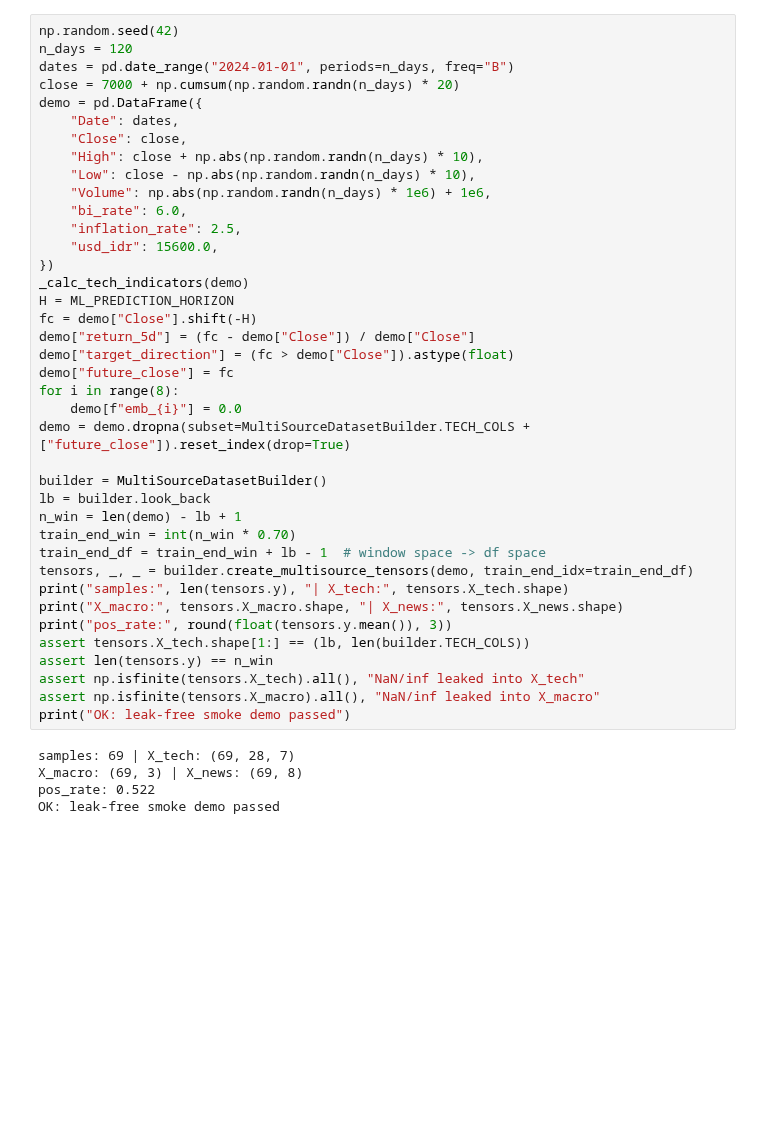
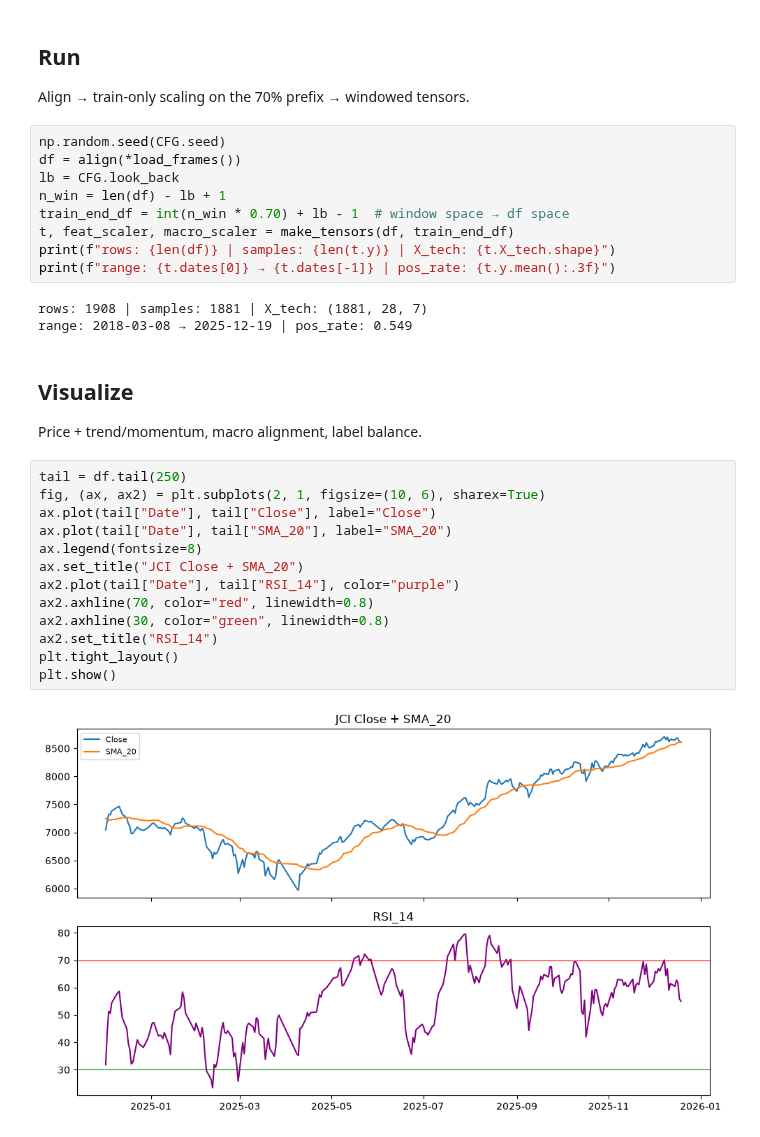
Before and after one commit to jwjooth/msdl-jci, a Jupyter notebook: notebooks/development.ipynb, the cells around one changed output. Drawn from its saved outputs; the diff is of its cells as text; blank space fills up the shorter version.

```diff
--- a/notebooks/development.ipynb
+++ b/notebooks/development.ipynb
@@ -449,44 +242,35 @@ ffill-only macro alignment, t+5 labels, `train_end_idx` scoping, seed 42.
-# %%
-np.random.seed(42)
-n_days = 120
-dates = pd.date_range("2024-01-01", periods=n_days, freq="B")
-close = 7000 + np.cumsum(np.random.randn(n_days) * 20)
-demo = pd.DataFrame({
-    "Date": dates,
-    "Close": close,
-    "High": close + np.abs(np.random.randn(n_days) * 10),
-    "Low": close - np.abs(np.random.randn(n_days) * 10),
-    "Volume": np.abs(np.random.randn(n_days) * 1e6) + 1e6,
-    "bi_rate": 6.0,
-    "inflation_rate": 2.5,
-    "usd_idr": 15600.0,
-})
-_calc_tech_indicators(demo)
-H = ML_PREDICTION_HORIZON
-fc = demo["Close"].shift(-H)
-demo["return_5d"] = (fc - demo["Close"]) / demo["Close"]
-demo["target_direction"] = (fc > demo["Close"]).astype(float)
-demo["future_close"] = fc
-for i in range(8):
-    demo[f"emb_{i}"] = 0.0
-demo = demo.dropna(subset=MultiSourceDatasetBuilder.TECH_COLS + ["future_close"]).reset_index(drop=True)
-
-builder = MultiSourceDatasetBuilder()
-lb = builder.look_back
-n_win = len(demo) - lb + 1
-train_end_win = int(n_win * 0.70)
-train_end_df = train_end_win + lb - 1  # window space -> df space
-tensors, _, _ = builder.create_multisource_tensors(demo, train_end_idx=train_end_df)
-print("samples:", len(tensors.y), "| X_tech:", tensors.X_tech.shape)
-print("X_macro:", tensors.X_macro.shape, "| X_news:", tensors.X_news.shape)
-print("pos_rate:", round(float(tensors.y.mean()), 3))
-assert tensors.X_tech.shape[1:] == (lb, len(builder.TECH_COLS))
-assert len(tensors.y) == n_win
-assert np.isfinite(tensors.X_tech).all(), "NaN/inf leaked into X_tech"
-assert np.isfinite(tensors.X_macro).all(), "NaN/inf leaked into X_macro"
-print("OK: leak-free smoke demo passed")
-# %% [output]
-samples: 69 | X_tech: (69, 28, 7)
-X_macro: (69, 3) | X_news: (69, 8)
-pos_rate: 0.522
-OK: leak-free smoke demo passed
+# %% [markdown]
+## Run
+
+Align → train-only scaling on the 70% prefix → windowed tensors.
+# %%
+np.random.seed(CFG.seed)
+df = align(*load_frames())
+lb = CFG.look_back
+n_win = len(df) - lb + 1
+train_end_df = int(n_win * 0.70) + lb - 1  # window space → df space
+t, feat_scaler, macro_scaler = make_tensors(df, train_end_df)
+print(f"rows: {len(df)} | samples: {len(t.y)} | X_tech: {t.X_tech.shape}")
+print(f"range: {t.dates[0]} → {t.dates[-1]} | pos_rate: {t.y.mean():.3f}")
+# %% [output]
+rows: 1908 | samples: 1881 | X_tech: (1881, 28, 7)
+range: 2018-03-08 → 2025-12-19 | pos_rate: 0.549
+# %% [markdown]
+## Visualize
+
+Price + trend/momentum, macro alignment, label balance.
+# %%
+tail = df.tail(250)
+fig, (ax, ax2) = plt.subplots(2, 1, figsize=(10, 6), sharex=True)
+ax.plot(tail["Date"], tail["Close"], label="Close")
+ax.plot(tail["Date"], tail["SMA_20"], label="SMA_20")
+ax.legend(fontsize=8)
+ax.set_title("JCI Close + SMA_20")
+ax2.plot(tail["Date"], tail["RSI_14"], color="purple")
+ax2.axhline(70, color="red", linewidth=0.8)
+ax2.axhline(30, color="green", linewidth=0.8)
+ax2.set_title("RSI_14")
+plt.tight_layout()
+plt.show()
+# %% [output]
+[figure, added]
```
Also changed, not shown: parts of 23 cells of this notebook, 50 other files.
